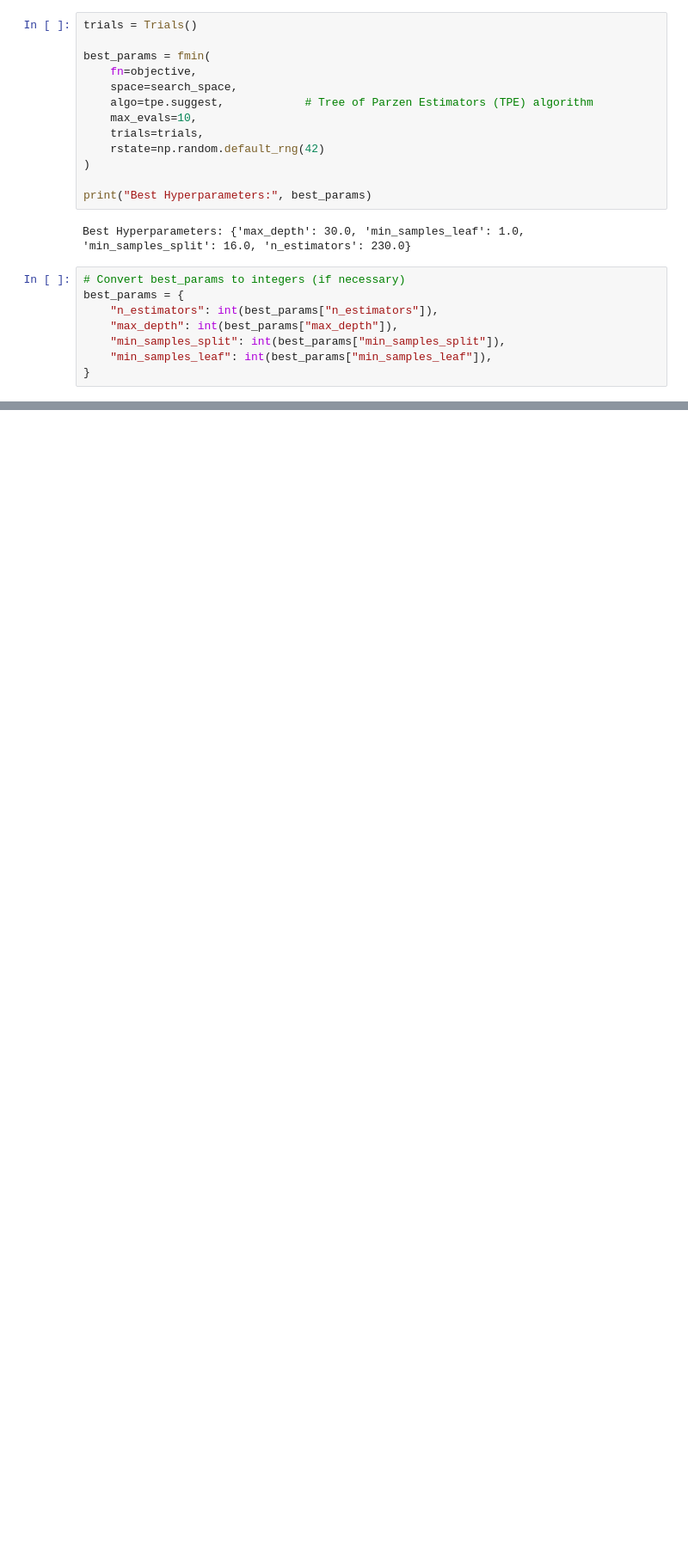
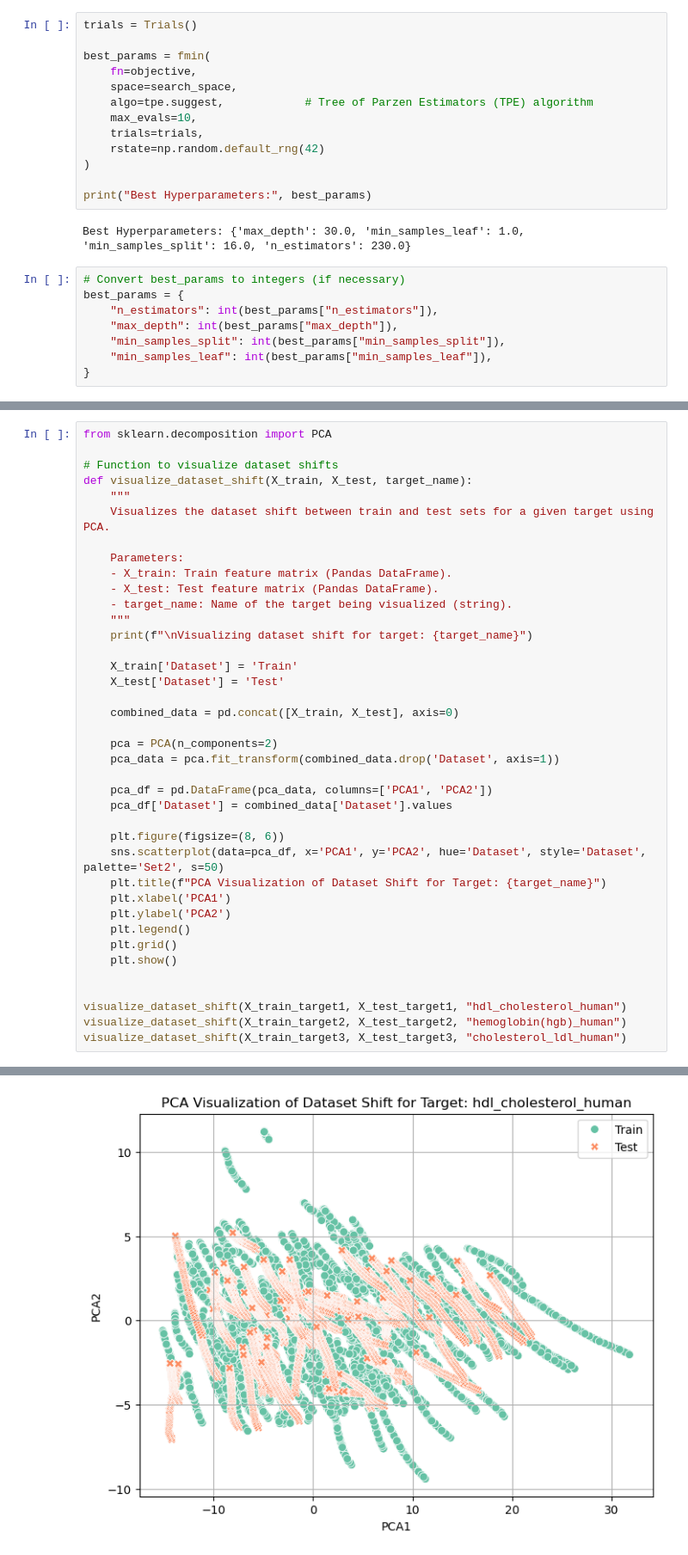
Before and after one commit to temgrom/DS-project, a Jupyter notebook: notebooks/Baseline.ipynb, the cells around one changed output, grey strips where cells are left out. Shown at 86% size. Cells and saved outputs as stored; diff of their text form; blank space fills up the shorter version.

```diff
--- a/notebooks/Baseline.ipynb
+++ b/notebooks/Baseline.ipynb
@@ -206,0 +242,40 @@ best_params = {
+# %%
+from sklearn.decomposition import PCA
+
+# Function to visualize dataset shifts
+def visualize_dataset_shift(X_train, X_test, target_name):
+    """
+    Visualizes the dataset shift between train and test sets for a given target using PCA.
+
+    Parameters:
+    - X_train: Train feature matrix (Pandas DataFrame).
+    - X_test: Test feature matrix (Pandas DataFrame).
+    - target_name: Name of the target being visualized (string).
+    """
+    print(f"\nVisualizing dataset shift for target: {target_name}")
+
+    X_train['Dataset'] = 'Train'
+    X_test['Dataset'] = 'Test'
+
+    combined_data = pd.concat([X_train, X_test], axis=0)
+
+    pca = PCA(n_components=2)
+    pca_data = pca.fit_transform(combined_data.drop('Dataset', axis=1))
+
+    pca_df = pd.DataFrame(pca_data, columns=['PCA1', 'PCA2'])
+    pca_df['Dataset'] = combined_data['Dataset'].values
+
+    plt.figure(figsize=(8, 6))
+    sns.scatterplot(data=pca_df, x='PCA1', y='PCA2', hue='Dataset', style='Dataset', palette='Set2', s=50)
+    plt.title(f"PCA Visualization of Dataset Shift for Target: {target_name}")
+    plt.xlabel('PCA1')
+    plt.ylabel('PCA2')
+    plt.legend()
+    plt.grid()
+    plt.show()
+
+
+visualize_dataset_shift(X_train_target1, X_test_target1, "hdl_cholesterol_human")
+visualize_dataset_shift(X_train_target2, X_test_target2, "hemoglobin(hgb)_human")
+visualize_dataset_shift(X_train_target3, X_test_target3, "cholesterol_ldl_human")
+# %% [output]
@@ -206,0 +283 @@ best_params = {
+[figure, added]
```
Also changed, not shown: parts of 3 cells of this notebook.
